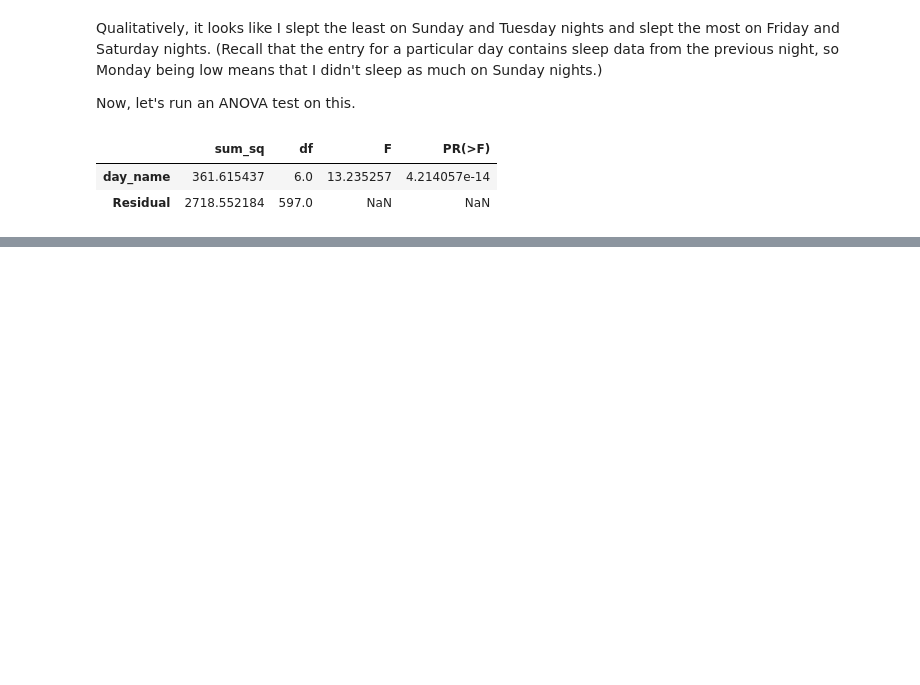
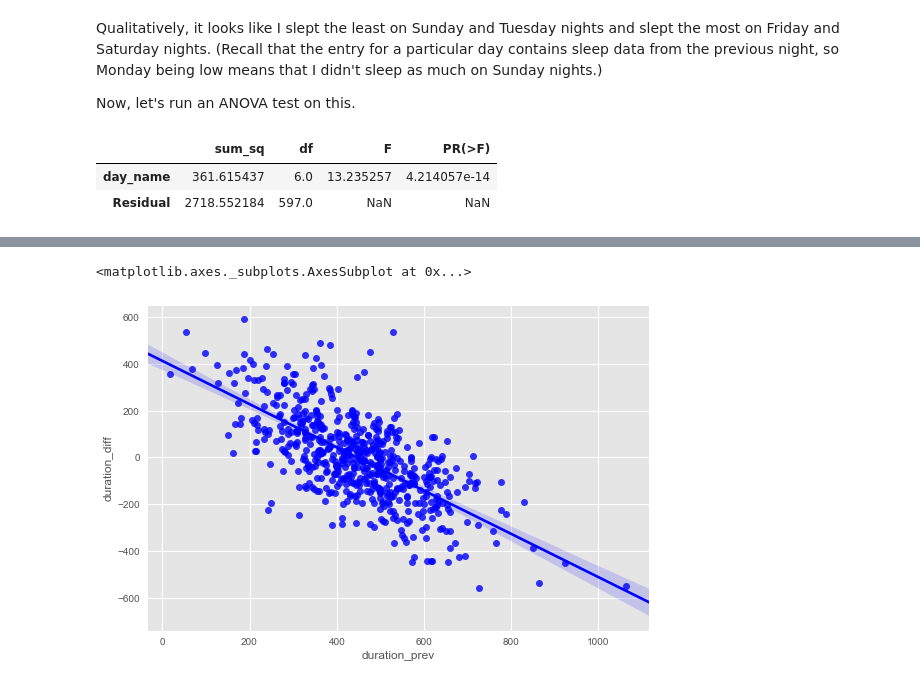
Before and after one commit to tuchandra/sleep-analysis, a Jupyter notebook: Stats and Sleep.ipynb, the cells around one changed output, grey strips where cells are left out. Cells and saved outputs as stored; diff of their text form; code cells hidden in the pictures; blank space fills up the shorter version.

Commit message:
Explore sleep debt data

```diff
--- a/Stats and Sleep.ipynb
+++ b/Stats and Sleep.ipynb
@@ -217,0 +219,15 @@ Because the F-statistic is high and the p-value very low, we can conclude that t
+# %%
+# Dates of interest, and list to hold data
+dates = pd.date_range("2015-07-21", "2017-03-15")
+data = []
+
+# Obtain data for each main sleep event
+for date in dates:
+    fname = 'logs/' + date.strftime('%Y-%m-%d') + '.json'
+    with open(fname, "r") as f:
+        date_data = json.loads(f.read())
+
+        data.append(date_data["summary"]["totalTimeInBed"])
+
+# Convert to Pandas dataframe
+df = pd.DataFrame(data, columns = ["duration"], index = dates)
@@ -217,0 +242,12 @@ Because the F-statistic is high and the p-value very low, we can conclude that t
+# %%
+# Set duration_prev to duration of sleep the day before
+df["duration_prev"] = df.shift(1).duration
+
+# Set duration_diff to difference between current night and previous night of sleep
+df["duration_diff"] = df.duration - df.duration_prev
+
+# Plot how much more I slept each night vs. amount slept night before
+sns.regplot(x = df.duration_prev, y = df.duration_diff, color = "b")
+# %% [output]
+<matplotlib.axes._subplots.AxesSubplot at 0x...>
+[figure, added]
```
Also changed, not shown: parts of 9 cells of this notebook.
